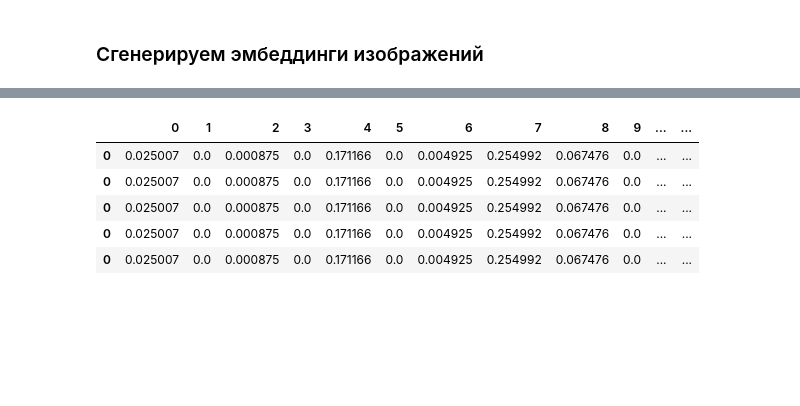
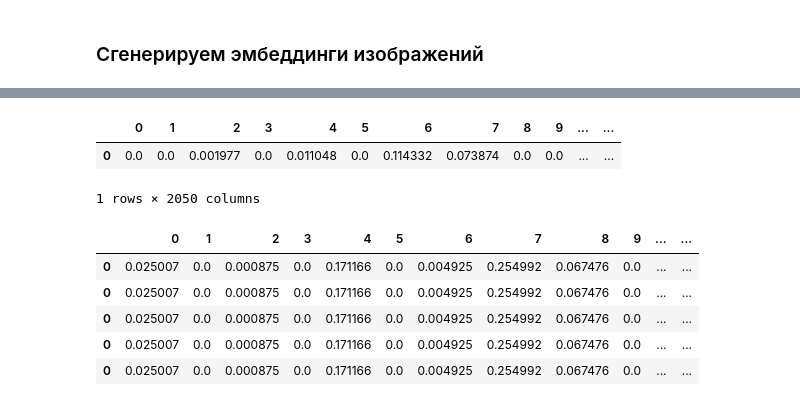
Before and after one commit to versus666jzx/market_recommendations, a Jupyter notebook: notebooks/data_research.ipynb, the cells around one changed output, grey strips where cells are left out. Saved outputs shown, nothing was run; the diff lists cells and outputs as text; code cells hidden in the pictures; blank space fills up the shorter version.

```diff
--- a/notebooks/data_research.ipynb
+++ b/notebooks/data_research.ipynb
@@ -344,8 +344,8 @@ images_data = pd.read_csv('../data/product_images.csv')
 embedding_pipeline = pipeline('towhee/image-embedding-resnet50', )
 # %%
 pbar = tqdm(range(len(images_data)))
-for index, row in images_data.iterrows():
-	img_path = rf'P:\market_recommendations\data\images\{data["image"]}'
+for index, row in images_data.head(20).iterrows():
+	img_path = rf'P:\market_recommendations\data\images\{row["image"]}'
 	embedding = pd.DataFrame(embedding_pipeline(img_path).reshape((1, -1)))
 	embedding['id'] = row['id']
 	embedding['sku'] = row['sku']
@@ -354,3 +364,9 @@ for index, row in images_data.iterrows():
+# %%
+embedding
+# %% [output]
+|  | 0 | 1 | 2 | 3 | 4 | 5 | 6 | 7 | 8 | 9 | ... | ... |
+| 0 | 0.0 | 0.0 | 0.001977 | 0.0 | 0.011048 | 0.0 | 0.114332 | 0.073874 | 0.0 | 0.0 | ... | ... |
+1 rows × 2050 columns
 # %%
 image_embeddings.to_csv('images_embeddings.csv', index=False)
 # %%
```
Also changed, not shown: parts of 1 cell of this notebook, 2 other files.
